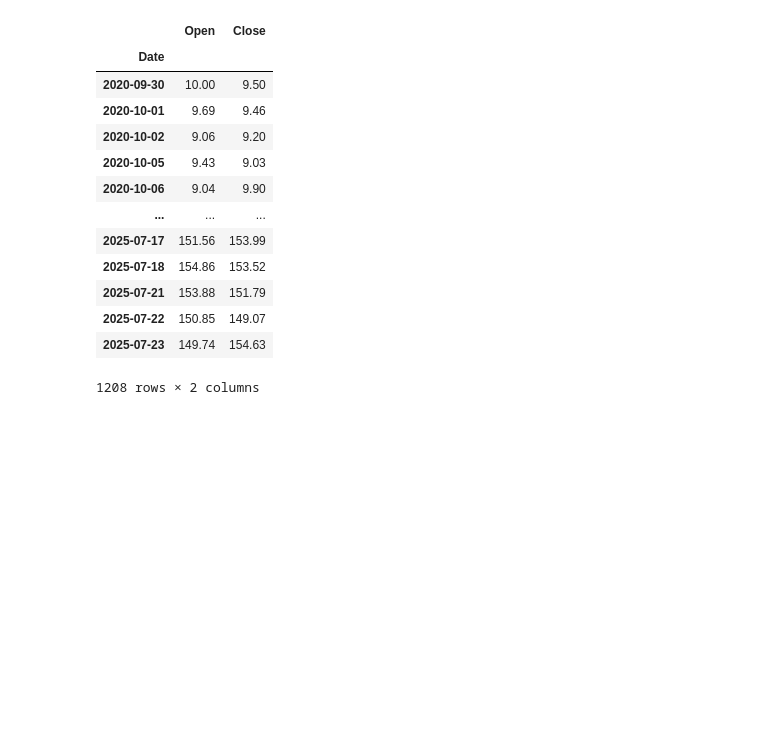
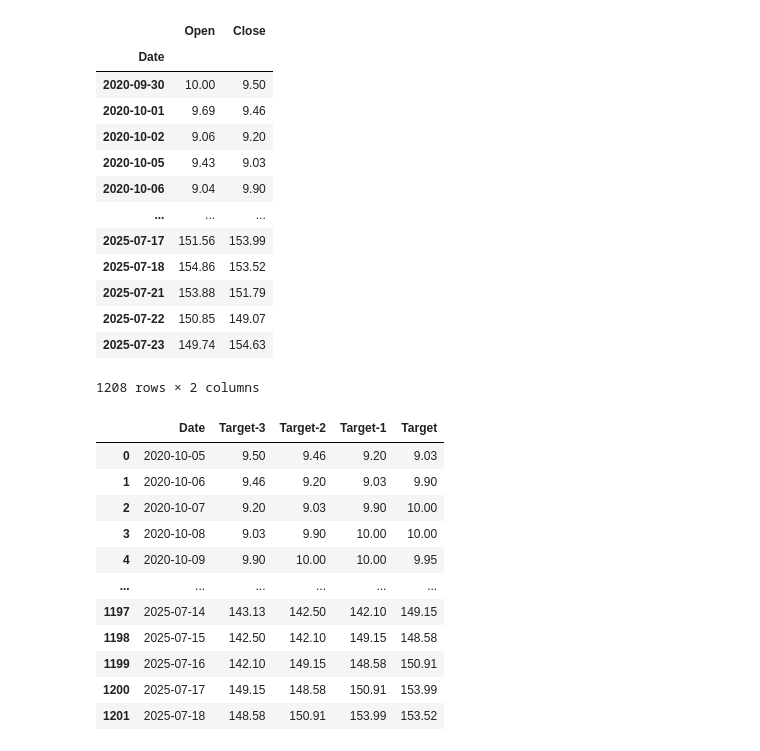
Before and after one commit to chinmay231/Stock-Prediction, a Jupyter notebook: Data_Polish/DataPolish.ipynb, the cells around one changed output. Saved outputs shown, nothing was run; the diff lists cells and outputs as text; code cells hidden in the pictures; blank space fills up the shorter version.

```diff
--- a/Data_Polish/DataPolish.ipynb
+++ b/Data_Polish/DataPolish.ipynb
@@ -1,5 +1,5 @@
 # %%
-Data = "Data_for_Analysis/PLTR.csv"
+Data = "C:/Users/kapoo/Github/Stock-Prediction/Data_for_Analysis/PLTR.csv"
 # %%
 import pandas as pd
 # %%
@@ -81,61 +116,48 @@ df
 # %%
 import numpy as np
 # %%
-def df_to_windowed_df(dataframe, firstdatestr, lastdatestr,n=3):
-    first_date= pd.to_datetime(firstdatestr)
-    last_date= pd.to_datetime(lastdatestr)
+def df_to_windowed_df(dataframe, firstdatestr, lastdatestr, n=3):
+    first_date = pd.to_datetime(firstdatestr)
+    last_date = pd.to_datetime(lastdatestr)
+    dates, X, Y = [], [], []
 
-    target_date=first_date
+    # Ensure index is datetime and sorted
+    dataframe = dataframe.sort_index()
+    if not isinstance(dataframe.index, pd.DatetimeIndex):
+        dataframe.index = pd.to_datetime(dataframe.index)
 
-    dates=[]
-    X,Y=[],[]
+    # Get all dates in range
+    all_dates = dataframe.loc[first_date:last_date].index
 
-
-    last_time=False
-    while True:
-        df_subset=dataframe.loc[:target_date].tail(n+1)
-
-        if len(df_subset)!=n+1:
-            print(f'Error: Window size {n} is too large for {target_date}')
-            return
-
-        values=df_subset['Close'].to_numpy()
-        x,y= values[:-1], values[-1]
-
+    for target_date in all_dates:
+        df_subset = dataframe.loc[:target_date].tail(n+1)
+        if len(df_subset) != n+1:
+            continue  # skip if not enough data
+        values = df_subset['Close'].to_numpy()
+        x, y = values[:-1], values[-1]
         dates.append(target_date)
         X.append(x)
         Y.append(y)
 
-        next_week=dataframe.loc[target_date:target_date+datetime.timedelta(days=7)]
-        next_datetime_str=str(next_week.head(2).tail[1].index.values[0])
-        next_date_str= next_datetime_str.split('T')[0]
-        year_month_day=next_date_str.split('-')
-        year, month, day= int(year_month_day[0]), int(year_month_day[1]), int(year_month_day[2])
-        next_date=datetime.datetime(day=day, month=month, year=year)
+    ret_df = pd.DataFrame({'Date': dates})
+    X = np.array(X)
+    for i in range(n):
+        ret_df[f'Target-{n-i}'] = X[:, i]
+    ret_df['Target'] = Y
+    return ret_df
 
-
-        if last_date:
-            break
-
-        target_date=next_date
-
-        if target_date ==last_date:
-            last_time=True
-
-        ret_df=pd.DataFrame({})
-        ret_df['Date']=dates
-
-        X=np.array(X)
-        for i in range(0,n):
-            X[:,i]
-            ret_df[f'Target-{n-i}'] = X[:,i]
-
-
-        ret_df['Target'] = Y
-
-        return ret_df
-
-    windowed_df=df_to_windowed_df(df, '2020-10-05', '2025-07-18', n=3)
-
-
-    windowed_df
+windowed_df = df_to_windowed_df(df, '2020-10-05', '2025-07-18', n=3)
+windowed_df
+# %% [output]
+|  | Date | Target-3 | Target-2 | Target-1 | Target |
+| 0 | 2020-10-05 | 9.50 | 9.46 | 9.20 | 9.03 |
+| 1 | 2020-10-06 | 9.46 | 9.20 | 9.03 | 9.90 |
+| 2 | 2020-10-07 | 9.20 | 9.03 | 9.90 | 10.00 |
+| 3 | 2020-10-08 | 9.03 | 9.90 | 10.00 | 10.00 |
+| 4 | 2020-10-09 | 9.90 | 10.00 | 10.00 | 9.95 |
+| ... | ... | ... | ... | ... | ... |
+| 1197 | 2025-07-14 | 143.13 | 142.50 | 142.10 | 149.15 |
+| 1198 | 2025-07-15 | 142.50 | 142.10 | 149.15 | 148.58 |
+| 1199 | 2025-07-16 | 142.10 | 149.15 | 148.58 | 150.91 |
+| 1200 | 2025-07-17 | 149.15 | 148.58 | 150.91 | 153.99 |
+| 1201 | 2025-07-18 | 148.58 | 150.91 | 153.99 | 153.52 |
```
Also changed, not shown: parts of 6 cells of this notebook.
